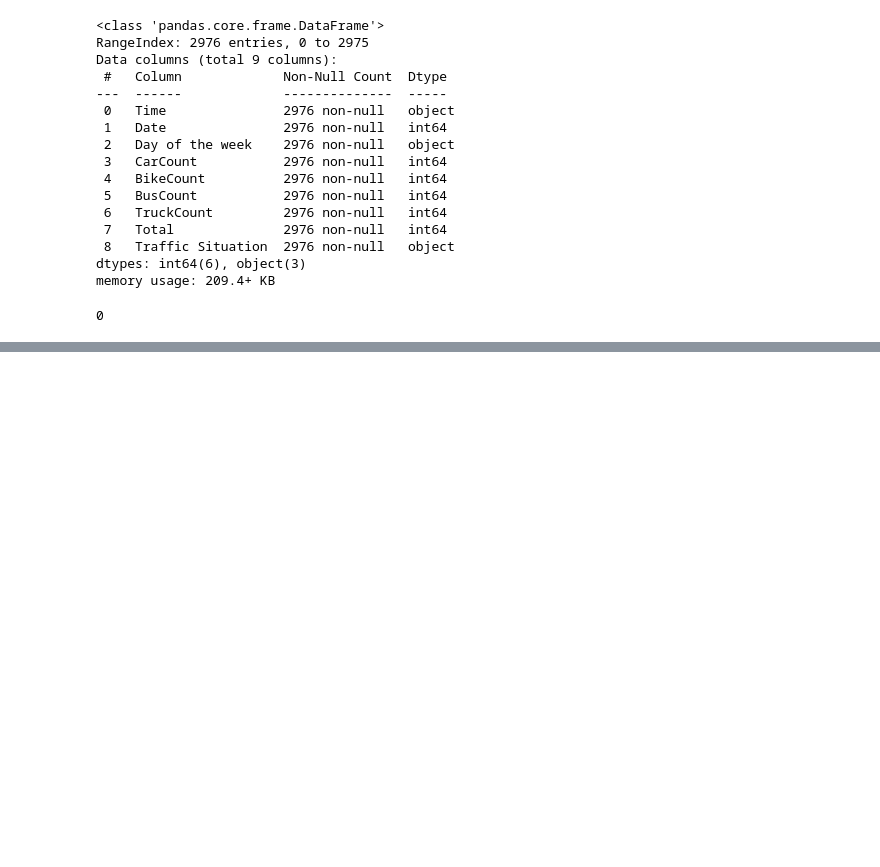
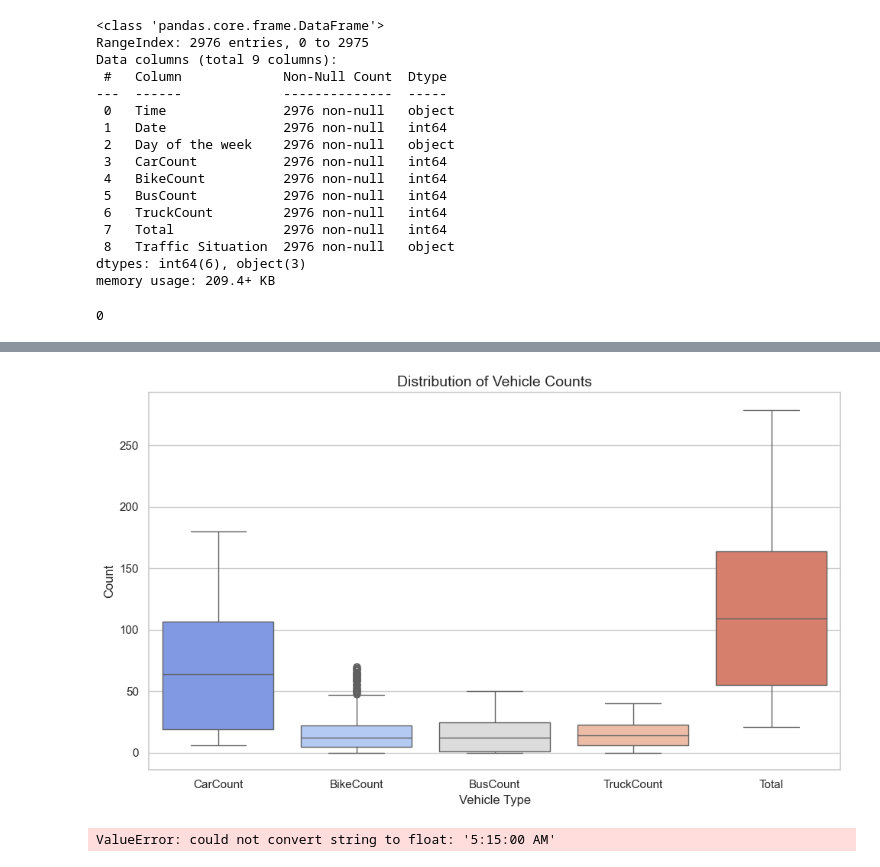
Before and after one commit to brownjordan317/CSCI-443, a Jupyter notebook: traffic_analysis/traffic_analysis.ipynb, the cells around one changed output, grey strips where cells are left out. Cells and saved outputs as stored; diff of their text form; code cells hidden in the pictures; blank space fills up the shorter version.

Commit message:
setup
will work on feature engineering and model

```diff
--- a/traffic_analysis/traffic_analysis.ipynb
+++ b/traffic_analysis/traffic_analysis.ipynb
@@ -104,0 +141,13 @@ plt.show()
+# %%
+#distribution of vehicle counts
+plt.figure(figsize=(10, 6))
+sns.boxplot(data=df[['CarCount', 'BikeCount', 'BusCount', 'TruckCount', 'Total']], palette='coolwarm')
+
+plt.title('Distribution of Vehicle Counts', fontsize=14)
+plt.xlabel('Vehicle Type', fontsize=12)
+plt.ylabel('Count', fontsize=12)
+
+plt.tight_layout()
+plt.show()
+# %% [output]
+[figure, added]
@@ -104,0 +196,25 @@ plt.show()
+# %%
+#standardize the data
+#scaler = StandardScaler()
+#X_train = scaler.fit_transform(X_train)
+#X_test = scaler.transform(X_test)
+
+#train the model
+model = DecisionTreeClassifier(random_state=42)
+model.fit(X_train, y_train)
+
+#make predictions
+y_pred = model.predict(X_test)
+
+#evaluate the model
+accuracy = accuracy_score(y_test, y_pred)
+print("Accuracy: {:.2f}%".format(accuracy * 100))
+
+print(classification_report(y_test, y_pred))
+
+cm = confusion_matrix(y_test, y_pred)
+disp = ConfusionMatrixDisplay(confusion_matrix=cm, display_labels=LabelEncoder.classes_)
+disp.plot()
+plt.show()
+# %% [output]
+ValueError: could not convert string to float: '5:15:00 AM'
```
Also changed, not shown: parts of 5 cells of this notebook.
